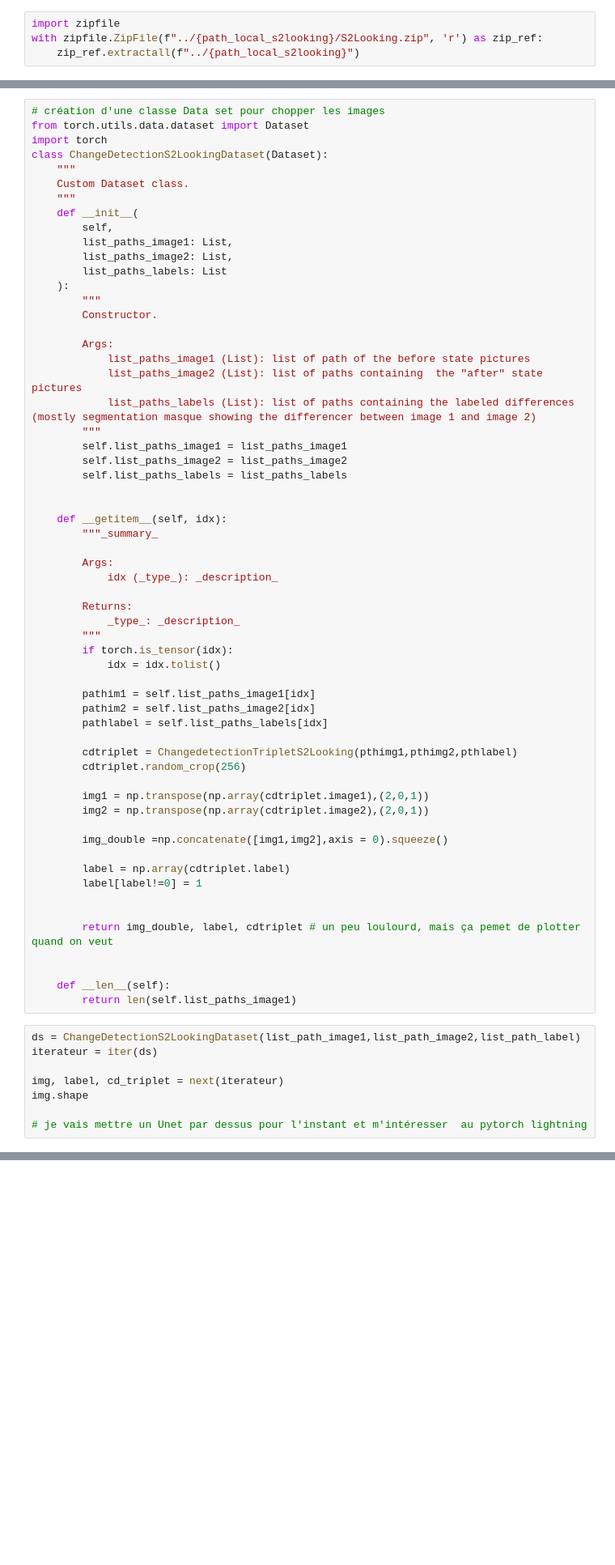
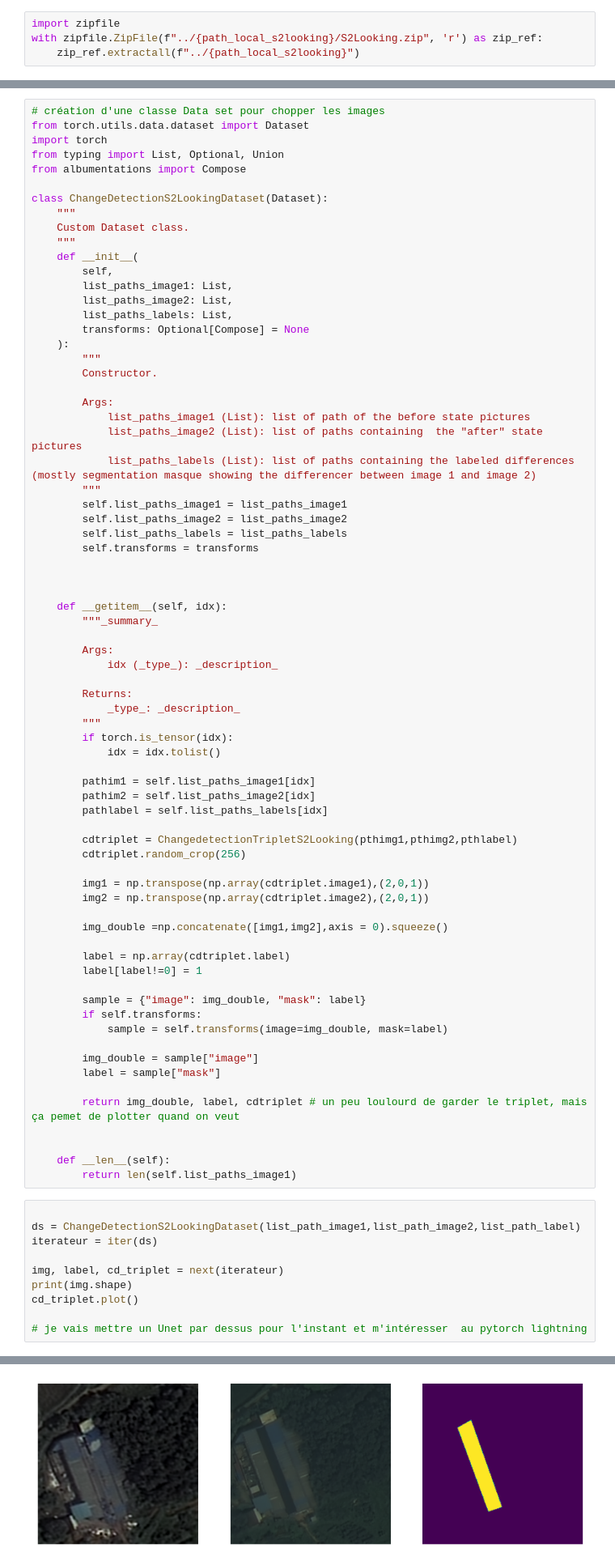
Before and after one commit to InseeFrLab/detection-habitat-spontane, a Jupyter notebook: notebooks/Exploration_cd_dataset.ipynb, the cells around one changed output, grey strips where cells are left out. Shown at 81% size. Drawn from its saved outputs; the diff is of its cells as text; blank space fills up the shorter version.

```diff
--- a/notebooks/Exploration_cd_dataset.ipynb
+++ b/notebooks/Exploration_cd_dataset.ipynb
@@ -83,6 +83,9 @@ cdtriplet.plot()
 # création d'une classe Data set pour chopper les images
 from torch.utils.data.dataset import Dataset
 import torch
+from typing import List, Optional, Union
+from albumentations import Compose
+
 class ChangeDetectionS2LookingDataset(Dataset):
     """
     Custom Dataset class.
@@ -91,7 +94,8 @@ class ChangeDetectionS2LookingDataset(Dataset):
         self,
         list_paths_image1: List,
         list_paths_image2: List,
-        list_paths_labels: List
+        list_paths_labels: List,
+        transforms: Optional[Compose] = None
     ):
         """
         Constructor.
@@ -104,6 +108,8 @@ class ChangeDetectionS2LookingDataset(Dataset):
         self.list_paths_image1 = list_paths_image1
         self.list_paths_image2 = list_paths_image2
         self.list_paths_labels = list_paths_labels
+        self.transforms = transforms
+
 
 
     def __getitem__(self, idx):
@@ -133,19 +139,28 @@ class ChangeDetectionS2LookingDataset(Dataset):
         label = np.array(cdtriplet.label)
         label[label!=0] = 1
 
+        sample = {"image": img_double, "mask": label}
+        if self.transforms:
+            sample = self.transforms(image=img_double, mask=label)
 
-        return img_double, label, cdtriplet # un peu loulourd, mais ça pemet de plotter quand on veut
+        img_double = sample["image"]
+        label = sample["mask"]
+
+        return img_double, label, cdtriplet # un peu loulourd de garder le triplet, mais ça pemet de plotter quand on veut
 
 
     def __len__(self):
         return len(self.list_paths_image1)
 # %%
+
 ds = ChangeDetectionS2LookingDataset(list_path_image1,list_path_image2,list_path_label)
 iterateur = iter(ds)
 
 img, label, cd_triplet = next(iterateur)
-img.shape
+print(img.shape)
+cd_triplet.plot()
 
 # je vais mettre un Unet par dessus pour l'instant et m'intéresser  au pytorch lightning
 # %% [output]
 (6, 256, 256)
+[figure, added]
```
Also changed, not shown: parts of 8 cells of this notebook.
